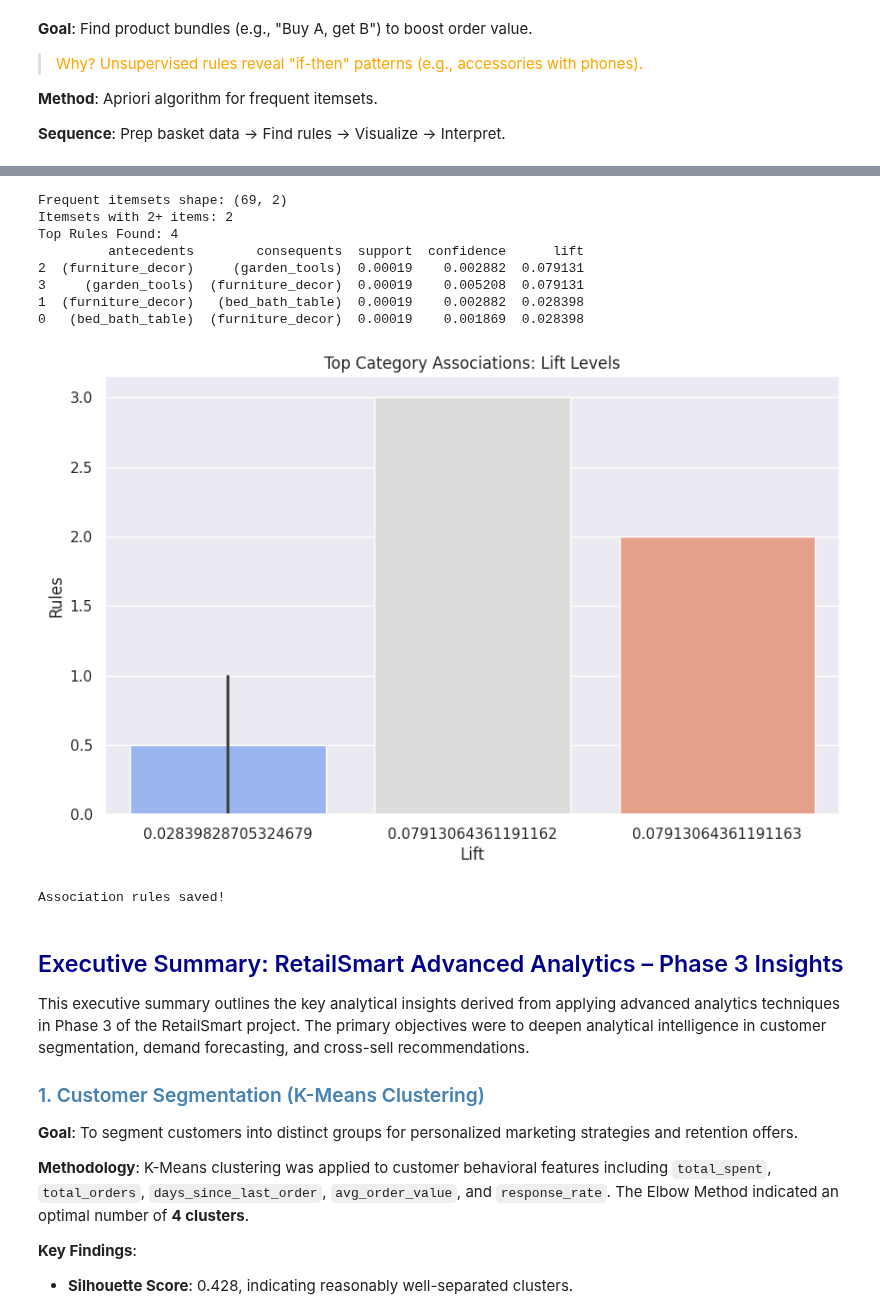
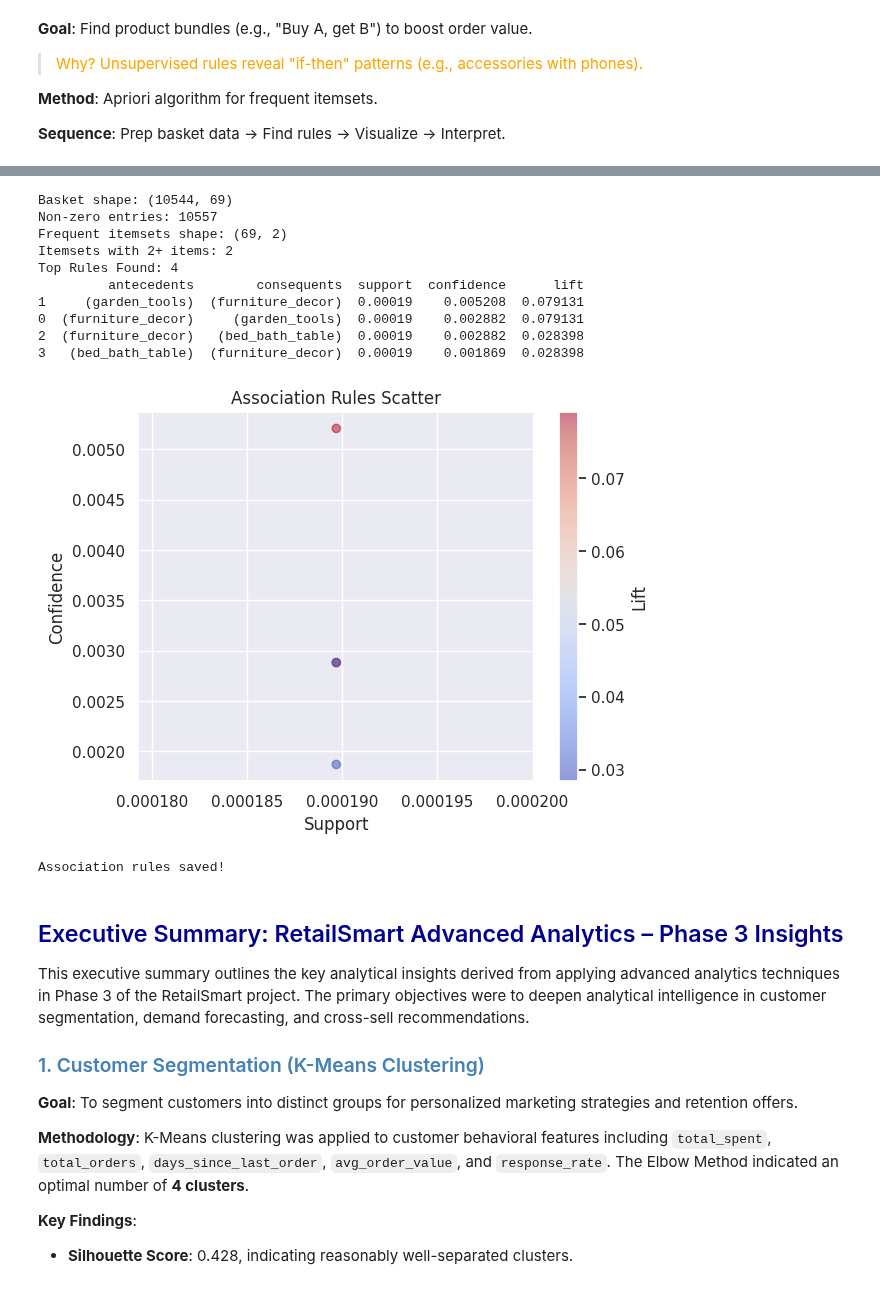
Before and after one commit to Kanakbaghel/Capstone_Project, a Jupyter notebook: Scripts/P3 : Retailsmart Advanced Analytics.ipynb, the cells around one changed output, grey strips where cells are left out. Cells and saved outputs as stored; diff of their text form; code cells hidden in the pictures.

Commit message:
Update code for Association Rule Mining

```diff
--- a/Scripts/P3 : Retailsmart Advanced Analytics.ipynb
+++ b/Scripts/P3 : Retailsmart Advanced Analytics.ipynb
@@ -405,4 +366,0 @@ frequent_itemsets = apriori(basket, min_support=0.001, use_colnames=True)
-# %%
-rules = association_rules(frequent_itemsets, metric='confidence', min_threshold=0.1)
-strong_rules = rules[rules['lift'] > 1.0]
-top_rules = strong_rules.nlargest(10, 'lift')[['antecedents', 'consequents', 'support', 'confidence', 'lift']]
@@ -418,2 +366,0 @@ top_rules = strong_rules.nlargest(10, 'lift')[['antecedents', 'consequents', 'su
-# %%
-top_rules = strong_rules.sort_values(by=['confidence', 'lift'], ascending=False).head(10)
@@ -430,3 +366,0 @@ dtype: int64
-# %%
-rare_items = basket.sum()[basket.sum() < (0.001 * len(basket))].index
-basket.drop(columns=rare_items, inplace=True)
@@ -440,17 +367,53 @@ plt.show()
-# %%
-top_rules.to_csv('data_outputs/association_rules_apr.csv', index=False)
-print("Association rules saved! ")
-# %% [output]
-Frequent itemsets shape: (69, 2)
-Itemsets with 2+ items: 2
-Top Rules Found: 4
-         antecedents        consequents  support  confidence      lift
-2  (furniture_decor)     (garden_tools)  0.00019    0.002882  0.079131
-3     (garden_tools)  (furniture_decor)  0.00019    0.005208  0.079131
-1  (furniture_decor)   (bed_bath_table)  0.00019    0.002882  0.028398
-0   (bed_bath_table)  (furniture_decor)  0.00019    0.001869  0.028398
-[figure, removed]
-Association rules saved!
+# %%
+from mlxtend.frequent_patterns import fpgrowth, association_rules
+
+print("Basket shape:", basket.shape)
+print("Non-zero entries:", (basket > 0).sum().sum())
+
+# Very low support and confidence to find any associations
+frequent_itemsets = fpgrowth(basket, min_support=0.0001, use_colnames=True)  # 0.05% support
+print("Frequent itemsets shape:", frequent_itemsets.shape)
+
+itemsets_2plus = frequent_itemsets[frequent_itemsets['itemsets'].apply(lambda x: len(x) > 1)]
+print("Itemsets with 2+ items:", len(itemsets_2plus))
+
+# Use confidence metric with low threshold
+rules = association_rules(frequent_itemsets, metric="confidence", min_threshold=0.0005)  # 0.5% confidence
+rules = rules.sort_values('confidence', ascending=False)
+print("Top Rules Found:", len(rules))
+
+if len(rules) > 0:
+    print(rules[['antecedents', 'consequents', 'support', 'confidence', 'lift']].head(10))
+
+    # Visualize
+    plt.scatter(rules['support'], rules['confidence'], c=rules['lift'], cmap='coolwarm', alpha=0.5)
+    plt.colorbar(label='Lift')
+    plt.title('Association Rules Scatter')
+    plt.xlabel('Support')
+    plt.ylabel('Confidence')
+    plt.show()
+
+    # Save
+    top_rules = rules[['antecedents', 'consequents', 'support', 'confidence', 'lift']].head(20)
+    top_rules.to_csv('data_outputs/association_rules.csv', index=False)
+    print("Association rules saved!")
+else:
+    print("No rules found – data is too sparse for MBA. Consider collaborative filtering or content-based recommendations instead.")
+    # Save note
+    pd.DataFrame({"Note": ["Data too sparse for association rules. Use collaborative filtering for cross-sell."]}).to_csv('data_outputs/association_rules.csv', index=False)
+# %% [output]
+Basket shape: (10544, 69)
+Non-zero entries: 10557
+Frequent itemsets shape: (69, 2)
+Itemsets with 2+ items: 2
+Top Rules Found: 4
+         antecedents        consequents  support  confidence      lift
+1     (garden_tools)  (furniture_decor)  0.00019    0.005208  0.079131
+0  (furniture_decor)     (garden_tools)  0.00019    0.002882  0.079131
+2  (furniture_decor)   (bed_bath_table)  0.00019    0.002882  0.028398
+3   (bed_bath_table)  (furniture_decor)  0.00019    0.001869  0.028398
+[figure, added]
+Association rules saved!
 # %% [markdown]
 ## <font color='darkblue'>Executive Summary: RetailSmart Advanced Analytics – Phase 3 Insights</font>
 
```
Also changed, not shown: parts of 14 cells of this notebook.
